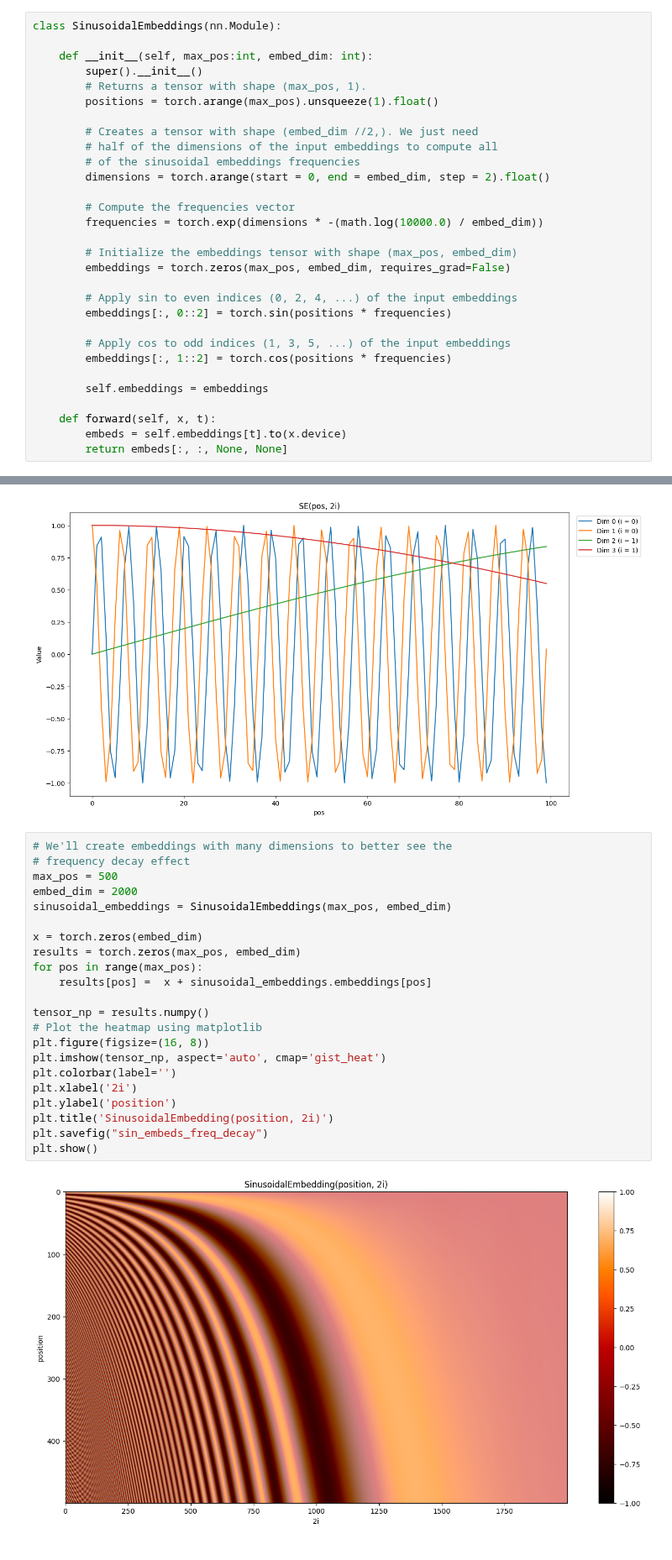
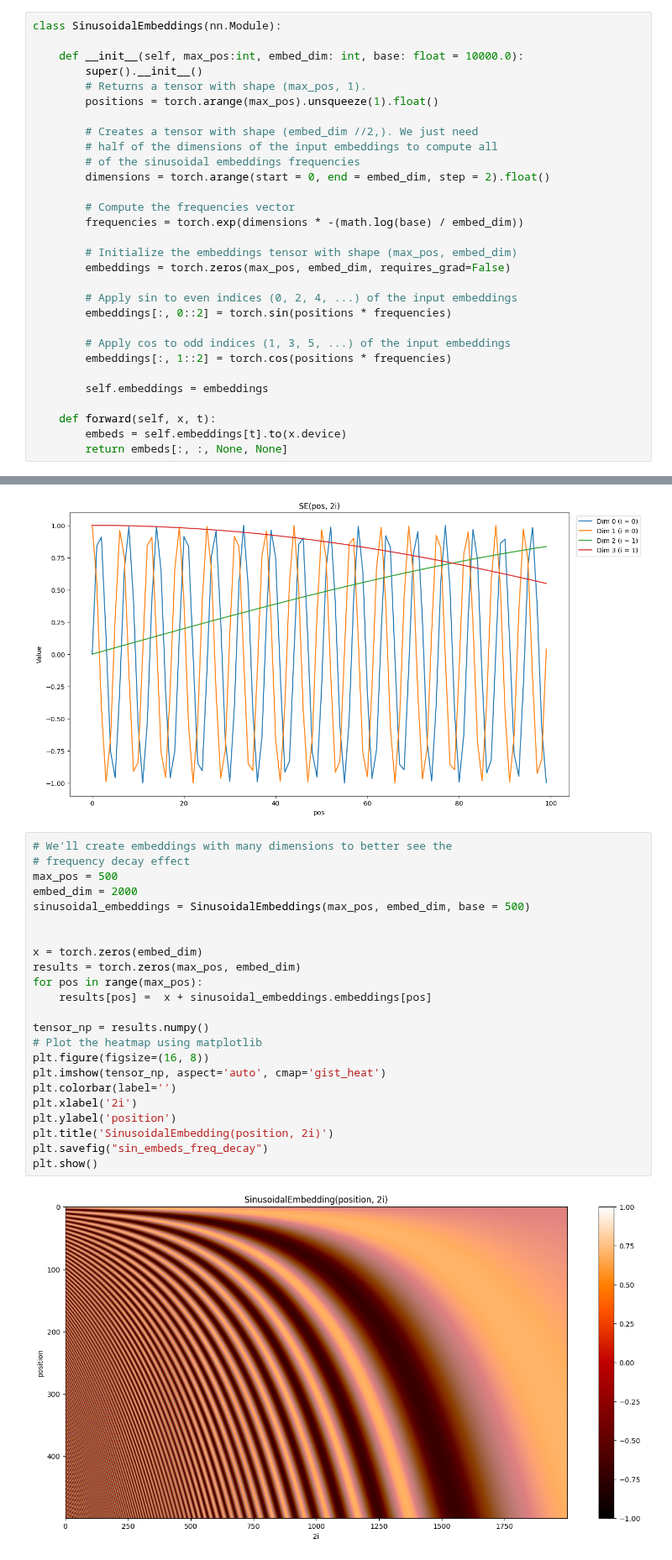
Before and after one commit to giogvn/medium_posts, a Jupyter notebook: sinusoidal_embeddings/pytorch_tutorial/ddpm_tutorial_with_pytorch.ipynb, the cells around one changed output, grey strips where cells are left out. Shown at 84% size. Drawn from its saved outputs; the diff is of its cells as text.

```diff
--- a/sinusoidal_embeddings/pytorch_tutorial/ddpm_tutorial_with_pytorch.ipynb
+++ b/sinusoidal_embeddings/pytorch_tutorial/ddpm_tutorial_with_pytorch.ipynb
@@ -6,7 +6,7 @@ import matplotlib.pyplot as plt
 # %%
 class SinusoidalEmbeddings(nn.Module):
 
-    def __init__(self, max_pos:int, embed_dim: int):
+    def __init__(self, max_pos:int, embed_dim: int, base: float = 10000.0):
         super().__init__()
         # Returns a tensor with shape (max_pos, 1).
         positions = torch.arange(max_pos).unsqueeze(1).float()
@@ -17,7 +17,7 @@ class SinusoidalEmbeddings(nn.Module):
         dimensions = torch.arange(start = 0, end = embed_dim, step = 2).float()
 
         # Compute the frequencies vector
-        frequencies = torch.exp(dimensions * -(math.log(10000.0) / embed_dim))
+        frequencies = torch.exp(dimensions * -(math.log(base) / embed_dim))
 
         # Initialize the embeddings tensor with shape (max_pos, embed_dim)
         embeddings = torch.zeros(max_pos, embed_dim, requires_grad=False)
@@ -62,24 +62,25 @@ plt.legend(loc="upper right", bbox_to_anchor=(1.15, 1))
 # %%
 # We'll create embeddings with many dimensions to better see the
 # frequency decay effect
 max_pos = 500
 embed_dim = 2000
-sinusoidal_embeddings = SinusoidalEmbeddings(max_pos, embed_dim)
+sinusoidal_embeddings = SinusoidalEmbeddings(max_pos, embed_dim, base = 500)
+
 
 x = torch.zeros(embed_dim)
 results = torch.zeros(max_pos, embed_dim)
 for pos in range(max_pos):
     results[pos] =  x + sinusoidal_embeddings.embeddings[pos]
 
 tensor_np = results.numpy()
 # Plot the heatmap using matplotlib
 plt.figure(figsize=(16, 8))
 plt.imshow(tensor_np, aspect='auto', cmap='gist_heat')
 plt.colorbar(label='')
 plt.xlabel('2i')
 plt.ylabel('position')
 plt.title('SinusoidalEmbedding(position, 2i)')
 plt.savefig("sin_embeds_freq_decay")
 plt.show()
 # %% [output]
-[figure, old version]
+[figure, new version]
```
Also changed, not shown: 18 other files.
